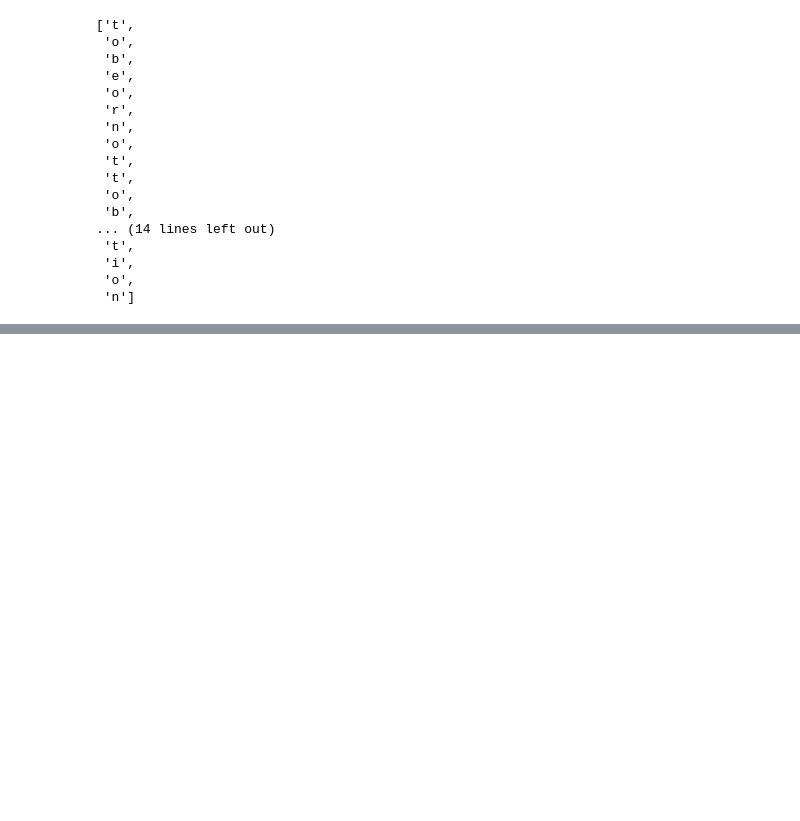
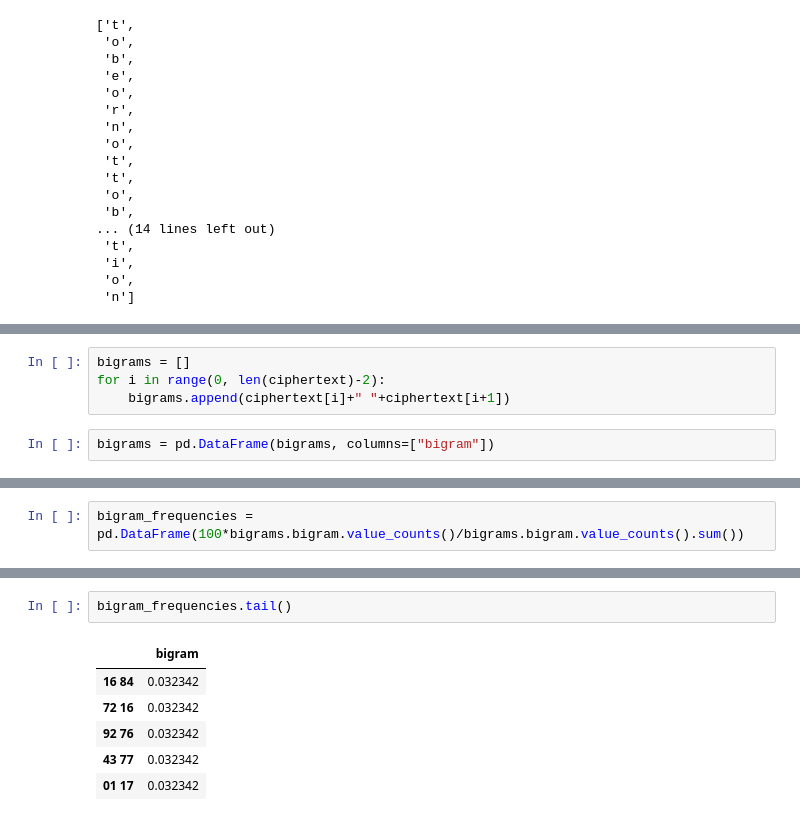
Before and after one commit to serengil/crypto, a Jupyter notebook: python/classical/Homophonic.ipynb, the cells around one changed output, grey strips where cells are left out. Saved outputs shown, nothing was run; the diff lists cells and outputs as text; blank space fills up the shorter version.

```diff
--- a/python/classical/Homophonic.ipynb
+++ b/python/classical/Homophonic.ipynb
@@ -134,0 +185,6 @@ restored_text[0:30]
+# %%
+bigrams = []
+for i in range(0, len(ciphertext)-2):
+    bigrams.append(ciphertext[i]+" "+ciphertext[i+1])
+# %%
+bigrams = pd.DataFrame(bigrams, columns=["bigram"])
@@ -134,0 +193,2 @@ restored_text[0:30]
+# %%
+bigram_frequencies = pd.DataFrame(100*bigrams.bigram.value_counts()/bigrams.bigram.value_counts().sum())
@@ -134,0 +204,9 @@ restored_text[0:30]
+# %%
+bigram_frequencies.tail()
+# %% [output]
+|  | bigram |
+| 16 84 | 0.032342 |
+| 72 16 | 0.032342 |
+| 92 76 | 0.032342 |
+| 43 77 | 0.032342 |
+| 01 17 | 0.032342 |
```
Also changed, not shown: parts of 19 cells of this notebook.
